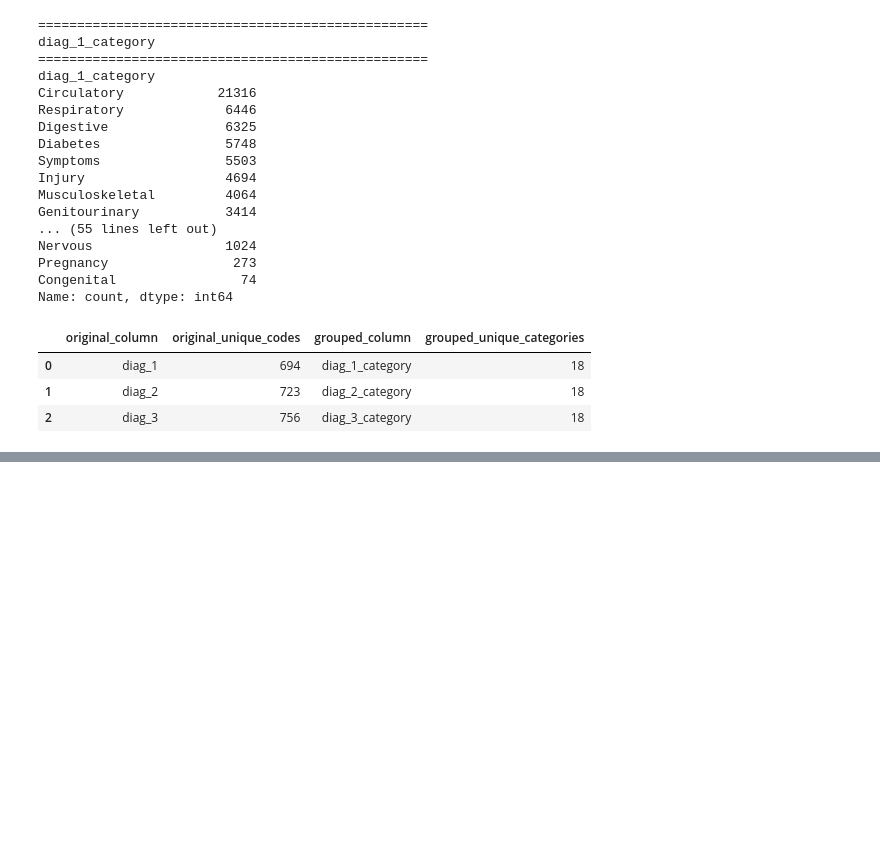
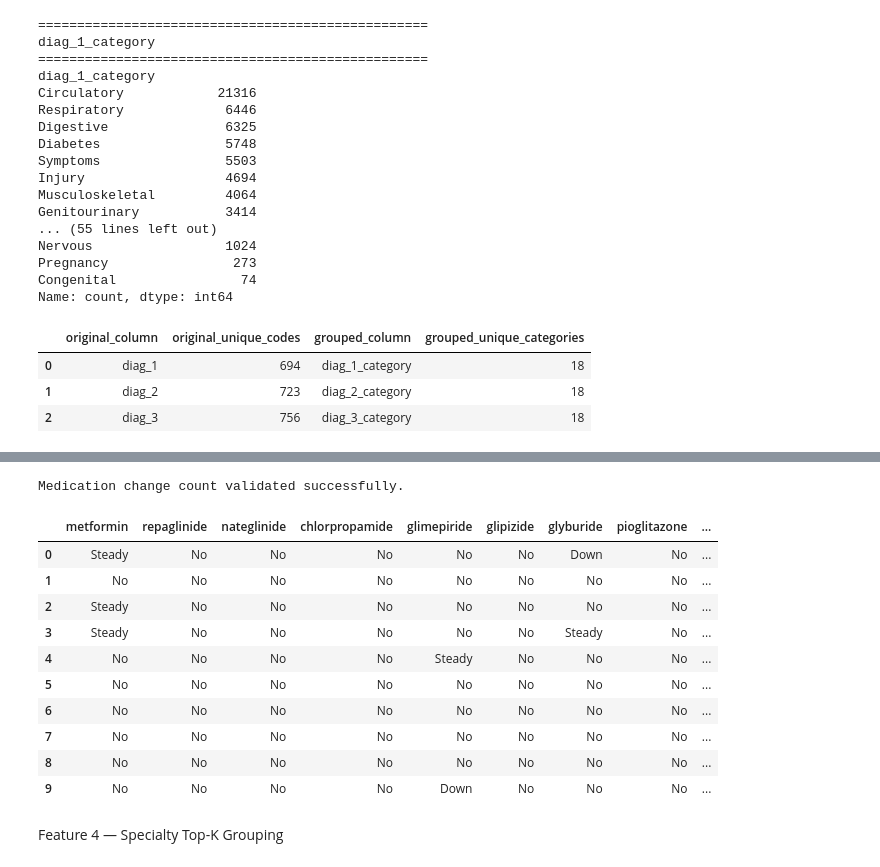
Before and after one commit to mithun6gowda/hospital-readmission-prediction, a Jupyter notebook: data_preparation.ipynb, the cells around one changed output, grey strips where cells are left out. Saved outputs shown, nothing was run; the diff lists cells and outputs as text; code cells hidden in the pictures; blank space fills up the shorter version.

```diff
--- a/data_preparation.ipynb
+++ b/data_preparation.ipynb
@@ -1416,0 +1598,24 @@ diagnosis_cardinality
+# %%
+medication_columns = [
+    "metformin",
+    "repaglinide",
+    "nateglinide",
+    "chlorpropamide",
+    "glimepiride",
+    "glipizide",
+    "glyburide",
+    "pioglitazone",
+    "rosiglitazone",
+    "acarbose",
+    "miglitol",
+    "troglitazone",
+    "tolazamide",
+    "insulin",
+    "glyburide-metformin",
+    "glipizide-metformin",
+    "glimepiride-pioglitazone",
+    "metformin-rosiglitazone",
+    "metformin-pioglitazone"
+]
+
+print("Number of medication columns:", len(medication_columns))
@@ -1416,0 +1648,14 @@ diagnosis_cardinality
+# %%
+# Count medication changes (Up or Down)
+
+df["medication_change_count"] = (
+    df[medication_columns]
+    .isin(["Up", "Down"])
+    .sum(axis=1)
+)
+
+print(
+    df["medication_change_count"]
+    .value_counts()
+    .sort_index()
+)
@@ -1416,0 +1698,36 @@ diagnosis_cardinality
+# %%
+# Manual validation of medication change count
+
+manual_change_count = (
+    df[medication_columns]
+    .isin(["Up", "Down"])
+    .sum(axis=1)
+)
+
+assert (
+    df["medication_change_count"] == manual_change_count
+).all()
+
+print("Medication change count validated successfully.")
+# %% [output]
+Medication change count validated successfully.
+# %%
+# Inspect medication change count
+
+df[
+    medication_columns + ["medication_change_count"]
+].head(10)
+# %% [output]
+|  | metformin | repaglinide | nateglinide | chlorpropamide | glimepiride | glipizide | glyburide | pioglitazone | ... |
+| 0 | Steady | No | No | No | No | No | Down | No | ... |
+| 1 | No | No | No | No | No | No | No | No | ... |
+| 2 | Steady | No | No | No | No | No | No | No | ... |
+| 3 | Steady | No | No | No | No | No | Steady | No | ... |
+| 4 | No | No | No | No | Steady | No | No | No | ... |
+| 5 | No | No | No | No | No | No | No | No | ... |
+| 6 | No | No | No | No | No | No | No | No | ... |
+| 7 | No | No | No | No | No | No | No | No | ... |
+| 8 | No | No | No | No | No | No | No | No | ... |
+| 9 | No | No | No | No | Down | No | No | No | ... |
+# %% [markdown]
+Feature 4 — Specialty Top-K Grouping
```
Also changed, not shown: parts of 40 cells of this notebook.
